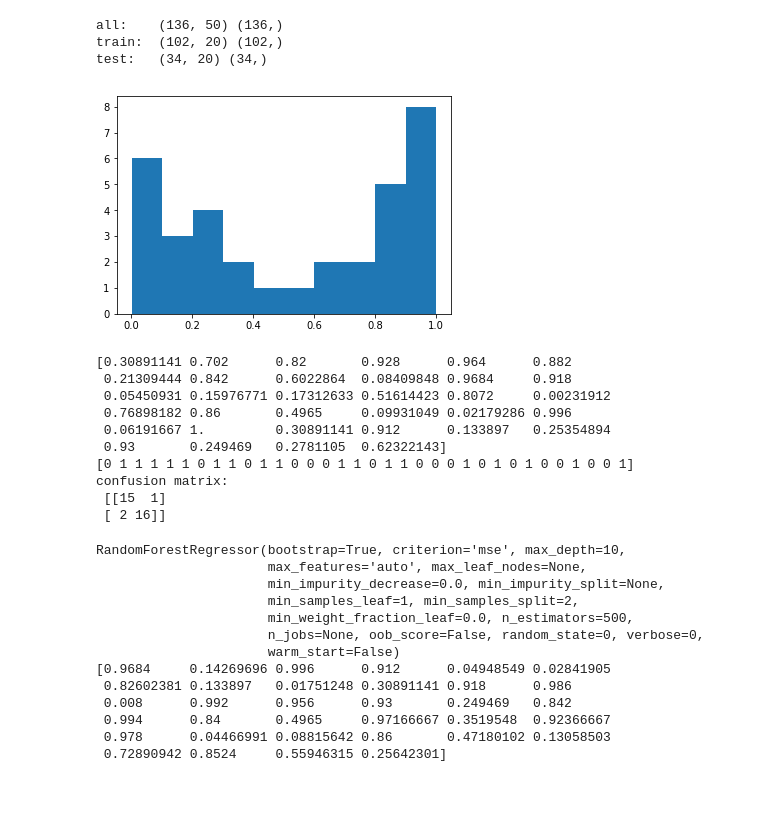
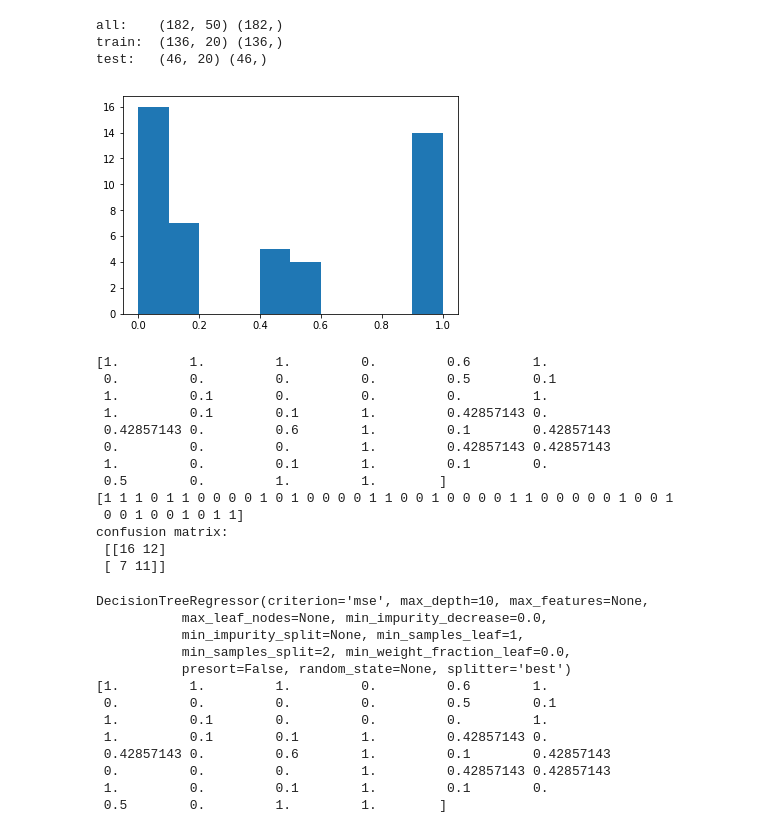
Before and after one commit to kiwikern/ideator-types-sequence-analysis, a Jupyter notebook: sequence_analysis.ipynb, the cells around one changed output. Saved outputs shown, nothing was run; the diff lists cells and outputs as text; code cells hidden in the pictures; blank space fills up the shorter version.

```diff
--- a/sequence_analysis.ipynb
+++ b/sequence_analysis.ipynb
@@ -2,10 +2,11 @@
 ##########################
 studies = [
     { 'study_name' : 'ac2', 'study_time' : 1200 },
-    { 'study_name' : 'ac2', 'study_time' : 900 },
+    #{ 'study_name' : 'ac2', 'study_time' : 900 },
     { 'study_name' : 'chi19s2', 'study_time' : 900 },
     { 'study_name' : 'chi19s3', 'study_time' : 1500 },
-    { 'study_name' : 'chi19s3', 'study_time' : 900 }
+    #{ 'study_name' : 'chi19s3', 'study_time' : 900 },
+    { 'study_name' : 'iui20', 'study_time' : 600 }
 ]
 min_idea_submits = 3
 
@@ -148,6 +211,8 @@ for study_name in all_studies.keys():
         y[current_line:current_line+type_count] = y_value
         current_line += type_count
 
+# Take perentage of the longest study:
+# e.g. longest study: 25m, 0.4% => cut after 10 minutes
 def shorten_x(x, perc=0.5):
     nrows, ncols = x.shape
     # take x features apart by bins of submits and requests
@@ -165,49 +230,52 @@ print('all:   ', x.shape, y.shape)
 print('train: ', x_train.shape, y_train.shape)
 print('test:  ', x_test.shape, y_test.shape)
 # %% [output]
-all:    (136, 50) (136,)
-train:  (102, 20) (102,)
-test:   (34, 20) (34,)
+all:    (182, 50) (182,)
+train:  (136, 20) (136,)
+test:   (46, 20) (46,)
 # %%
 # trees offer readable rules
 from sklearn.tree     import DecisionTreeClassifier, DecisionTreeRegressor
 from sklearn.ensemble import RandomForestClassifier, RandomForestRegressor
 # support vector machines (svm) allow for simple (but effective) classification
 from sklearn.svm import SVC
 
 # metric by which to measure the ml algorithm
 from sklearn.metrics import confusion_matrix
 
 # instantiate classifier
 #clf = DecisionTreeClassifier(max_depth=10)
-#clf = DecisionTreeRegressor(max_depth=10)
+clf = DecisionTreeRegressor(max_depth=10)
 #clf = RandomForestClassifier(n_estimators=500, max_depth=10, random_state=0)
-clf = RandomForestRegressor(n_estimators=500, max_depth=10, random_state=0)
+#clf = RandomForestRegressor(n_estimators=500, max_depth=10, random_state=0)
 #clf = SVC(kernel='linear')
 
 # train classifier
 clf.fit(x_train, y_train)
 
 # get predicted classes
 y_pred = clf.predict(x_test)
 plt.hist(y_pred)
 plt.show()
 print(y_pred)
 y_pred = np.array([0 if val<0.5 else 1 for val in y_pred])
 print(y_pred)
 print('confusion matrix:\n', confusion_matrix(y_pred, y_test))
 # %% [output]
-[figure, old version]
+[figure, new version]
-[0.30891141 0.702      0.82       0.928      0.964      0.882
- 0.21309444 0.842      0.6022864  0.08409848 0.9684     0.918
- 0.05450931 0.15976771 0.17312633 0.51614423 0.8072     0.00231912
- 0.76898182 0.86       0.4965     0.09931049 0.02179286 0.996
- 0.06191667 1.         0.30891141 0.912      0.133897   0.25354894
- 0.93       0.249469   0.2781105  0.62322143]
-[0 1 1 1 1 1 0 1 1 0 1 1 0 0 0 1 1 0 1 1 0 0 0 1 0 1 0 1 0 0 1 0 0 1]
+[1.         1.         1.         0.         0.6        1.
+ 0.         0.         0.         0.         0.5        0.1
+ 1.         0.1        0.         0.         0.         1.
+ 1.         0.1        0.1        1.         0.42857143 0.
+ 0.42857143 0.         0.6        1.         0.1        0.42857143
+ 0.         0.         0.         1.         0.42857143 0.42857143
+ 1.         0.         0.1        1.         0.1        0.
+ 0.5        0.         1.         1.        ]
+[1 1 1 0 1 1 0 0 0 0 1 0 1 0 0 0 0 1 1 0 0 1 0 0 0 0 1 1 0 0 0 0 0 1 0 0 1
+ 0 0 1 0 0 1 0 1 1]
 confusion matrix:
- [[15  1]
- [ 2 16]]
+ [[16 12]
+ [ 7 11]]
 # %%
 filename = 'finalized_model.sav'
 pickle.dump(clf, open(filename, 'wb'))
@@ -220,16 +288,16 @@ print(y_pred)
 
 np.savetxt('xtest.txt', x_test)
 # %% [output]
-RandomForestRegressor(bootstrap=True, criterion='mse', max_depth=10,
-                      max_features='auto', max_leaf_nodes=None,
-                      min_impurity_decrease=0.0, min_impurity_split=None,
-                      min_samples_leaf=1, min_samples_split=2,
-                      min_weight_fraction_leaf=0.0, n_estimators=500,
-                      n_jobs=None, oob_score=False, random_state=0, verbose=0,
-                      warm_start=False)
-[0.9684     0.14269696 0.996      0.912      0.04948549 0.02841905
- 0.82602381 0.133897   0.01751248 0.30891141 0.918      0.986
- 0.008      0.992      0.956      0.93       0.249469   0.842
- 0.994      0.84       0.4965     0.97166667 0.3519548  0.92366667
- 0.978      0.04466991 0.08815642 0.86       0.47180102 0.13058503
- 0.72890942 0.8524     0.55946315 0.25642301]
+DecisionTreeRegressor(criterion='mse', max_depth=10, max_features=None,
+           max_leaf_nodes=None, min_impurity_decrease=0.0,
+           min_impurity_split=None, min_samples_leaf=1,
+           min_samples_split=2, min_weight_fraction_leaf=0.0,
+           presort=False, random_state=None, splitter='best')
+[1.         1.         1.         0.         0.6        1.
+ 0.         0.         0.         0.         0.5        0.1
+ 1.         0.1        0.         0.         0.         1.
+ 1.         0.1        0.1        1.         0.42857143 0.
+ 0.42857143 0.         0.6        1.         0.1        0.42857143
+ 0.         0.         0.         1.         0.42857143 0.42857143
+ 1.         0.         0.1        1.         0.1        0.
+ 0.5        0.         1.         1.        ]
```
Also changed, not shown: parts of 6 cells of this notebook, 12 other files.
